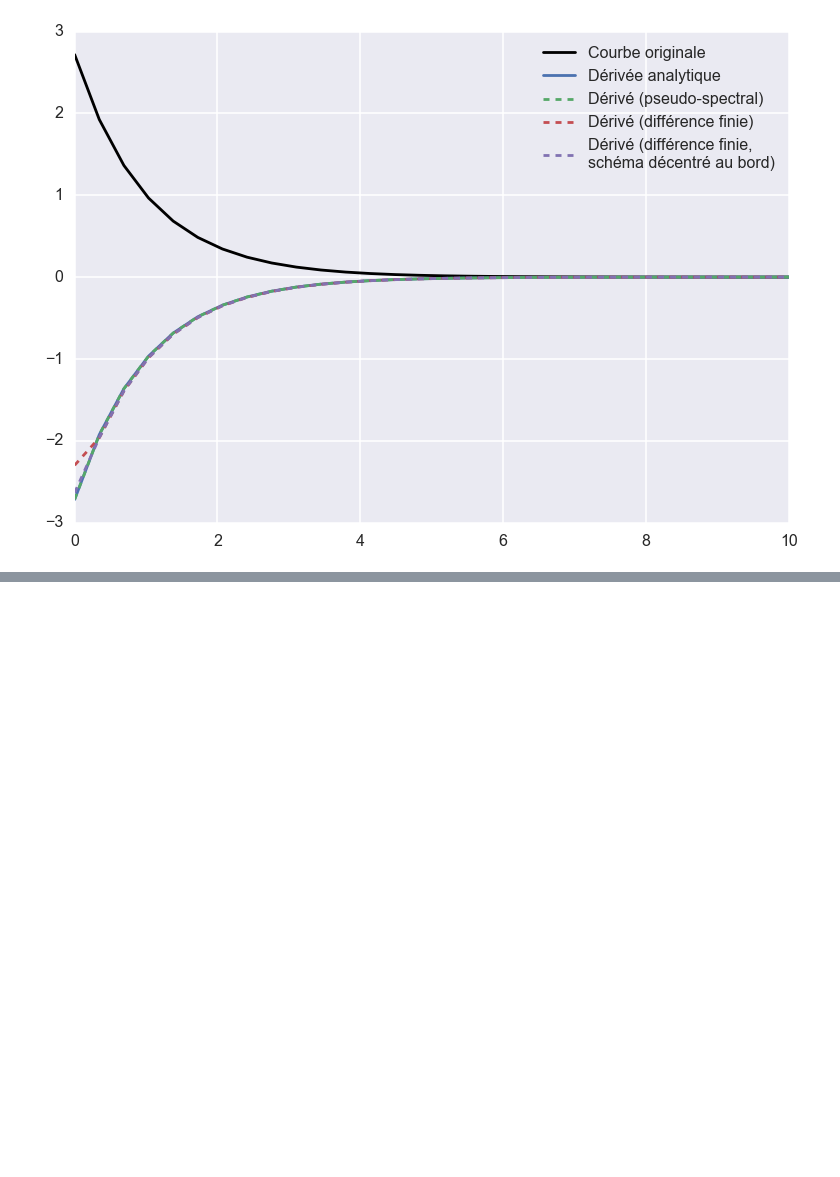
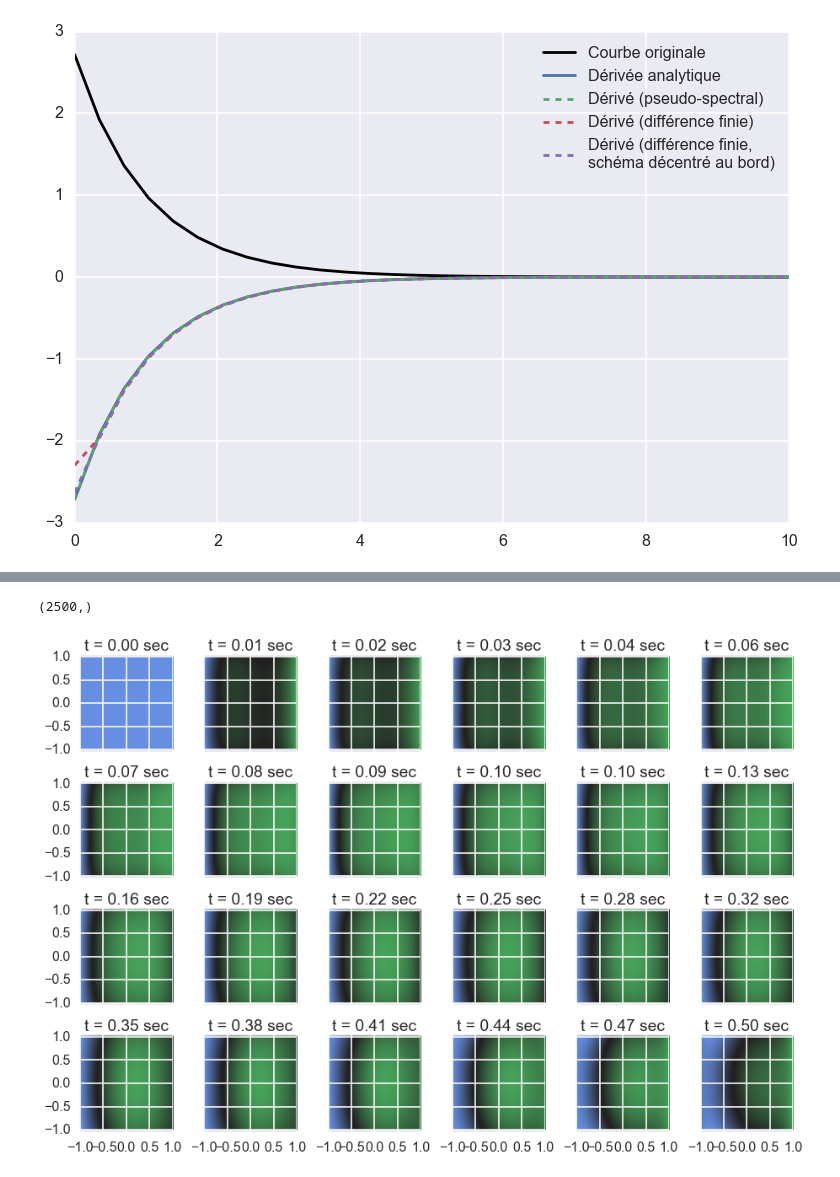
Before and after one commit to locie/locie_notebook, a Jupyter notebook: tchebychev-diff.ipynb, the cells around one changed output, grey strips where cells are left out. Saved outputs shown, nothing was run; the diff lists cells and outputs as text; code cells hidden in the pictures; blank space fills up the shorter version.

```diff
--- a/tchebychev-diff.ipynb
+++ b/tchebychev-diff.ipynb
@@ -137,0 +200,78 @@ pl.show()
+# %%
+from scipy.integrate import odeint
+sns.set_palette(sns.cubehelix_palette(8, start=.5, rot=-.75))
+#sns.palplot()
+
+def fourrier(T, t, x, y, k, r, rho, cp, h, T_ext_l, T_ext_r, N):
+    """
+    The heat equation : we return the rhs.
+    This function will be used via the odeint algorithm.
+    """
+
+    # We use a dirichlet DBC : fixed value of T(x=0)
+    # T[-1] = T_ext_r + 10 * np.cos(t)
+    # We adjust a N basis of Tchebychev polynomial according the T values (taking account the BDC)
+    r = r * np.cos(5*t)
+    T = T.reshape(x.shape[0], y.shape[0])
+
+    cheb_coeffs_x = C.chebfit(x, T.T, N)
+    cheb_coeffs_y = C.chebfit(y, T, N)
+    # We apply the derivative on the Tchebychev polynomia
+    # Go back to the real space : we now have the first order derivative
+    dxT = C.chebval(x, C.chebder(cheb_coeffs_x, 1))
+    dyT = C.chebval(y, C.chebder(cheb_coeffs_y, 1)).T
+    # This time, a Cauchy BDC is used (convective-like BDC)
+    dxT[:, 0] =  h * (T[:, 0] - T_ext_l) # + 10 * np.cos(t)))
+    dxT[:, -1] =  -h * (T[:, -1] - T_ext_r) # + 10 * np.cos(t)))
+    dyT[0,:] = 20
+    dyT[-1,:] = -20
+    # We do the same thing for the 2nd derivative
+    cheb_coeffs_x = C.chebfit(x, dxT.T, N)
+    chebdiff_x = C.chebder(cheb_coeffs_x, 1)
+    dxxT = C.chebval(x, chebdiff_x)
+
+    cheb_coeffs_y = C.chebfit(y, dyT, N)
+    chebdiff_y = C.chebder(cheb_coeffs_y, 1)
+    dyyT = C.chebval(x, chebdiff_y).T
+
+    # We have all we need, ie the 2nd derivative with the boundary conditions that we want.
+
+    dtT = (k*(dxxT + dyyT) + r) / (rho * cp)
+
+    return dtT.reshape(x.shape[0]*y.shape[0])
+
+
+
+Nx = 50
+Ny = 50
+x, dx = np.linspace(-1, 1, Nx, retstep=True)
+y, dy = np.linspace(-1, 1, Ny, retstep=True)
+x_, y_ = np.meshgrid(x, y)
+T0 = (np.zeros(x_.shape) + 20).reshape(x.shape[0]*y.shape[0])
+k = 1
+r = 300
+cp = 1.
+rho = 1
+h = 20
+T_ext_l = 0
+T_ext_r = 40
+
+N = 5
+
+plotconf = {'cmap': cmap, 'extent': [x.min(), x.max(), y.min(), y.max()]}
+
+t = np.concatenate([np.linspace(0, .1, 10), np.linspace(.1, .5, 14)])
+
+solutions = odeint(fourrier, T0, t, args=(x, y, k, r, rho, cp, h, T_ext_l, T_ext_r, N))
+
+fig, axs = pl.subplots(4, 6, sharex='all', sharey='all')
+axs_flat = [item for sublist in axs for item in sublist]
+for i, (sol, t_) in enumerate(zip(solutions, t)):
+    ax = axs_flat[i]
+    ax.imshow(sol.reshape(x.shape[0], y.shape[0]), **plotconf)
+    ax.set_title('t = %.2f sec'%(t_))
+pl.tight_layout()
+pl.show()
+# %% [output]
+(2500,)
+[figure, added]
```
Also changed, not shown: parts of 10 cells of this notebook.
